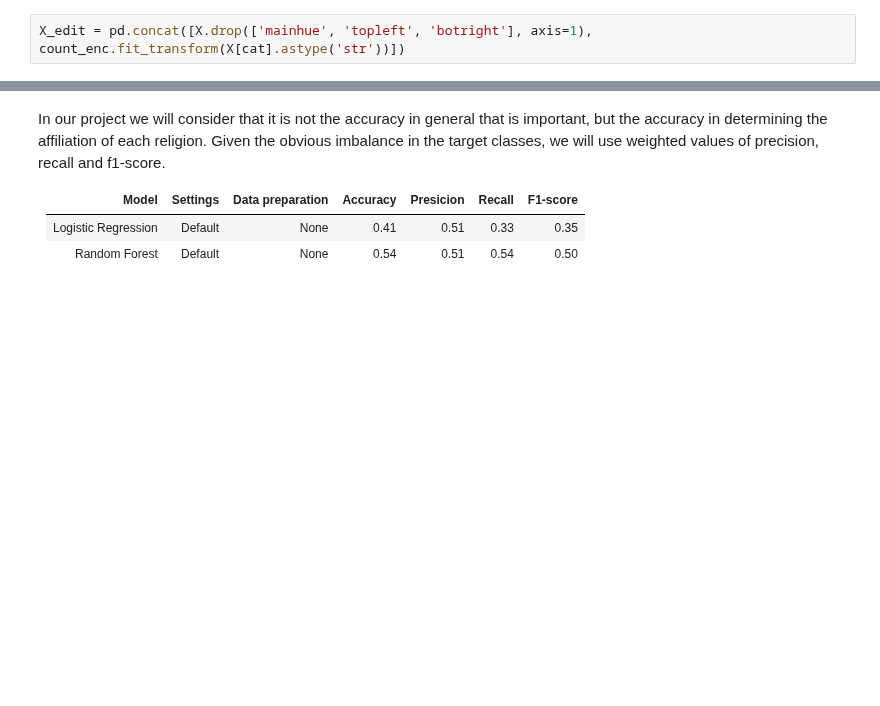
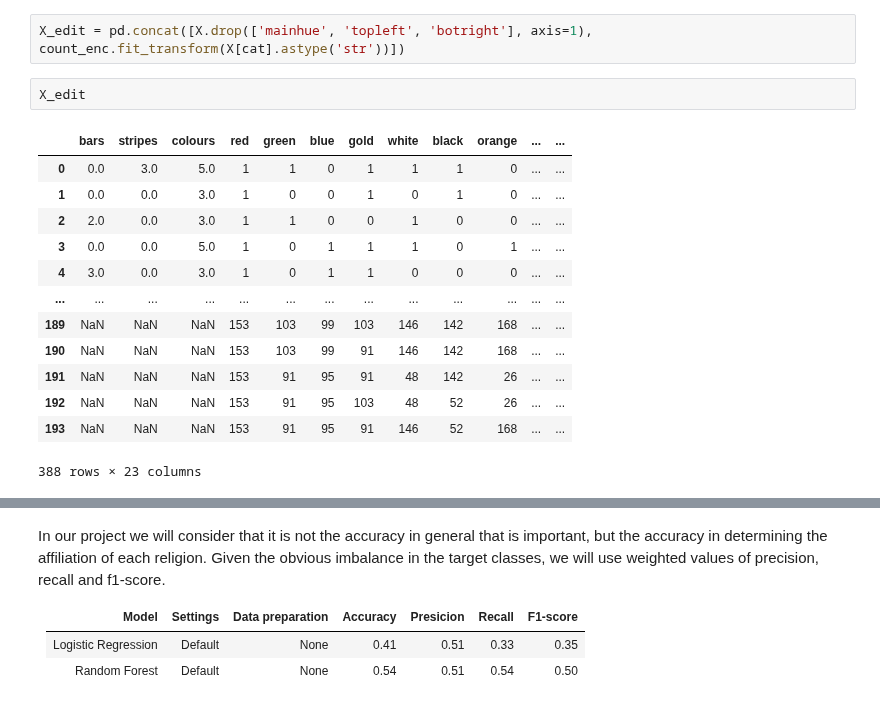
Before and after one commit to Fedorov-Nikita/Classification-Flags, a Jupyter notebook: classification-flags.ipynb, the cells around one changed output, grey strips where cells are left out. Drawn from its saved outputs; the diff is of its cells as text; blank space fills up the shorter version.

```diff
--- a/classification-flags.ipynb
+++ b/classification-flags.ipynb
@@ -283,6 +295,22 @@ X.drop(['mainhue', 'topleft', 'botright'], axis=1)
 194 rows × 20 columns
 # %%
 X_edit = pd.concat([X.drop(['mainhue', 'topleft', 'botright'], axis=1), count_enc.fit_transform(X[cat].astype('str'))])
+# %%
+X_edit
+# %% [output]
+|  | bars | stripes | colours | red | green | blue | gold | white | black | orange | ... | ... |
+| 0 | 0.0 | 3.0 | 5.0 | 1 | 1 | 0 | 1 | 1 | 1 | 0 | ... | ... |
+| 1 | 0.0 | 0.0 | 3.0 | 1 | 0 | 0 | 1 | 0 | 1 | 0 | ... | ... |
+| 2 | 2.0 | 0.0 | 3.0 | 1 | 1 | 0 | 0 | 1 | 0 | 0 | ... | ... |
+| 3 | 0.0 | 0.0 | 5.0 | 1 | 0 | 1 | 1 | 1 | 0 | 1 | ... | ... |
+| 4 | 3.0 | 0.0 | 3.0 | 1 | 0 | 1 | 1 | 0 | 0 | 0 | ... | ... |
+| ... | ... | ... | ... | ... | ... | ... | ... | ... | ... | ... | ... | ... |
+| 189 | NaN | NaN | NaN | 153 | 103 | 99 | 103 | 146 | 142 | 168 | ... | ... |
+| 190 | NaN | NaN | NaN | 153 | 103 | 99 | 91 | 146 | 142 | 168 | ... | ... |
+| 191 | NaN | NaN | NaN | 153 | 91 | 95 | 91 | 48 | 142 | 26 | ... | ... |
+| 192 | NaN | NaN | NaN | 153 | 91 | 95 | 103 | 48 | 52 | 26 | ... | ... |
+| 193 | NaN | NaN | NaN | 153 | 91 | 95 | 91 | 146 | 52 | 168 | ... | ... |
+388 rows × 23 columns
 # %%
 encoders = [count_enc, helm_enc, oh_enc, bin_enc]
 for encoder in encoders:
```
Also changed, not shown: parts of 5 cells of this notebook.
